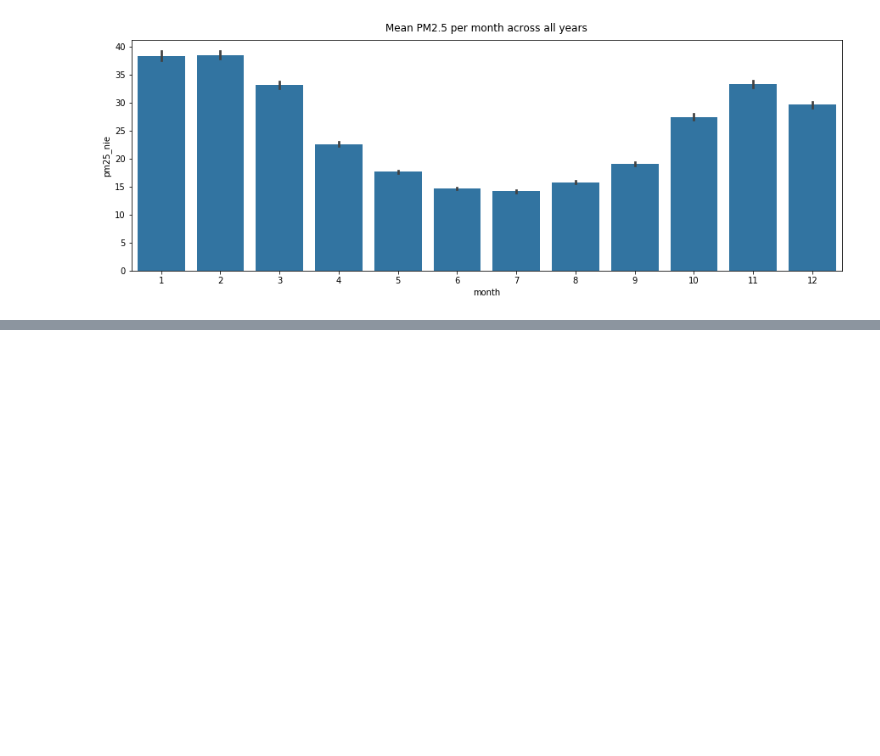
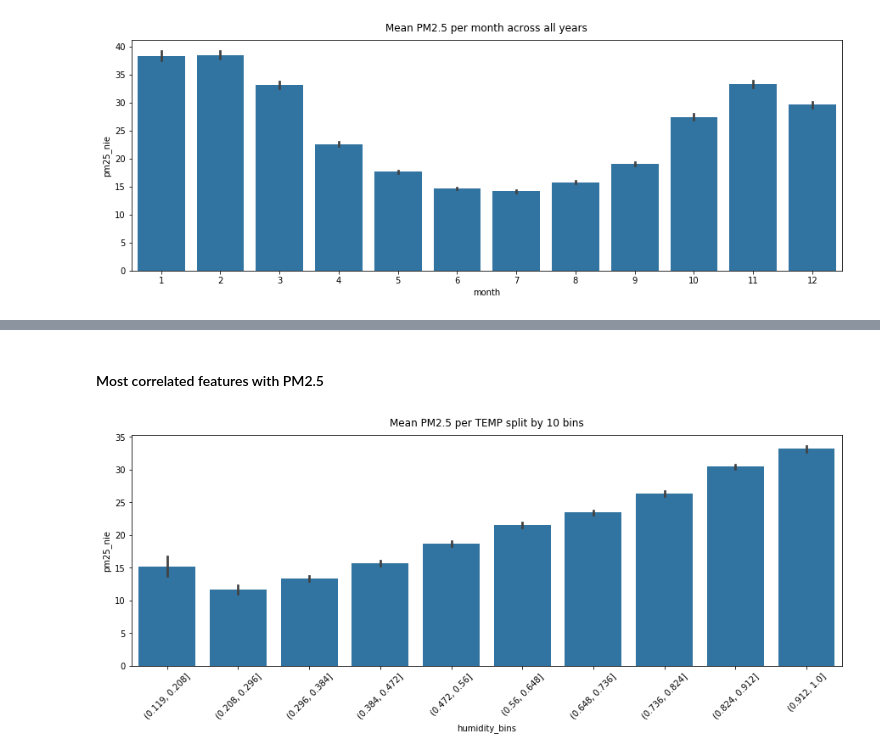
Before and after one commit to mattzajac/DataWorkshop_Competition_Warsaw_Air_Pollution, a Jupyter notebook: Warsaw Air Pollution EDA.ipynb, the cells around one changed output, grey strips where cells are left out. Drawn from its saved outputs; the diff is of its cells as text; code cells hidden in the pictures; blank space fills up the shorter version.

```diff
--- a/Warsaw Air Pollution EDA.ipynb
+++ b/Warsaw Air Pollution EDA.ipynb
@@ -378,0 +399,22 @@ plt.ylabel('Month');
+# %% [markdown]
+#### Most correlated features with PM2.5
+# %%
+# copy the data
+train_bins = df.copy()
+
+# list features to investigate
+feats = ['dewPoint', 'humidity', 'temperature', 'windSpeed']
+
+# loop through the list and create new binned features
+for feat in feats:
+    train_bins['{}_bins'.format(feat)] = pd.cut(train_bins[feat], bins=10)
+# %%
+def pm_25_per_feature(bin_feature, pm):
+    plt.figure(figsize=(15, 5))
+    plt.title("Mean PM2.5 per TEMP split by 10 bins", y=1.015)
+    chart = sns.barplot(x=bin_feature, y=pm, data=train_bins, color=base_color)
+    chart.set_xticklabels(chart.get_xticklabels(), rotation=45);
+# %%
+pm_25_per_feature('humidity_bins', 'pm25_nie')
+# %% [output]
+[figure, added]
```
Also changed, not shown: parts of 4 cells of this notebook.
